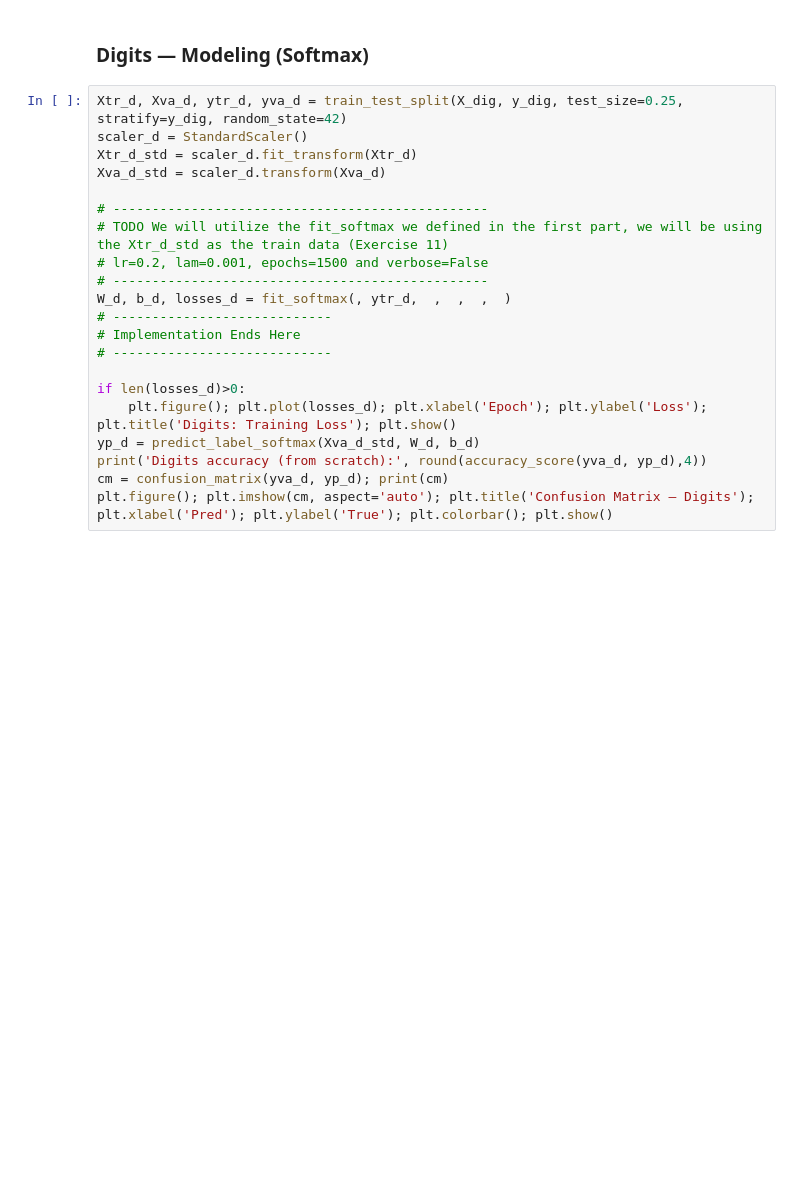
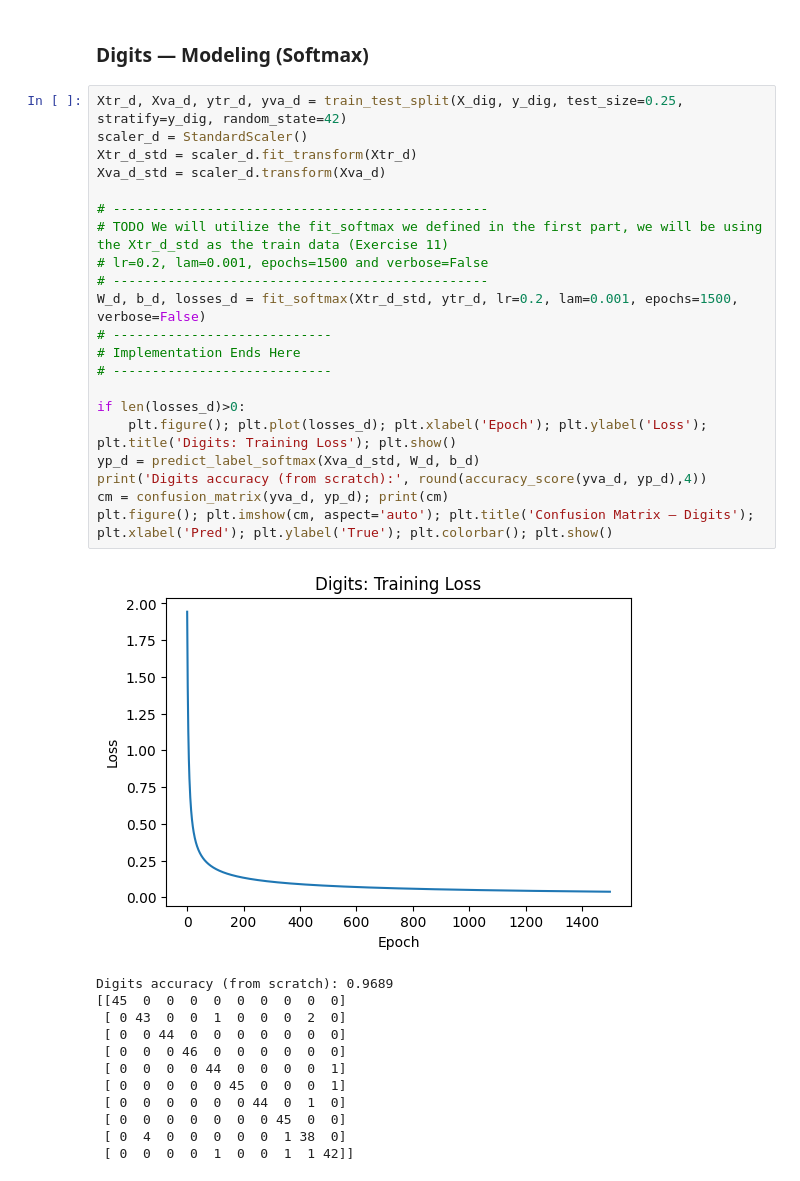
Before and after one commit to CS506-Boston-University/lab-10-jayden-chung-0, a Jupyter notebook: Lab_10.ipynb, the cells around one changed output. Cells and saved outputs as stored; diff of their text form; blank space fills up the shorter version.

```diff
--- a/Lab_10.ipynb
+++ b/Lab_10.ipynb
@@ -518,21 +545,34 @@ plt.legend(); plt.title('Digits — PCA (2D)'); plt.xlabel('PC1'); plt.ylabel('P
 # %%
 Xtr_d, Xva_d, ytr_d, yva_d = train_test_split(X_dig, y_dig, test_size=0.25, stratify=y_dig, random_state=42)
 scaler_d = StandardScaler()
 Xtr_d_std = scaler_d.fit_transform(Xtr_d)
 Xva_d_std = scaler_d.transform(Xva_d)
 
 # ------------------------------------------------
 # TODO We will utilize the fit_softmax we defined in the first part, we will be using the Xtr_d_std as the train data (Exercise 11)
 # lr=0.2, lam=0.001, epochs=1500 and verbose=False
 # ------------------------------------------------
-W_d, b_d, losses_d = fit_softmax(, ytr_d,  ,  ,  ,  )
+W_d, b_d, losses_d = fit_softmax(Xtr_d_std, ytr_d, lr=0.2, lam=0.001, epochs=1500, verbose=False)
 # ----------------------------
 # Implementation Ends Here
 # ----------------------------
 
 if len(losses_d)>0:
     plt.figure(); plt.plot(losses_d); plt.xlabel('Epoch'); plt.ylabel('Loss'); plt.title('Digits: Training Loss'); plt.show()
 yp_d = predict_label_softmax(Xva_d_std, W_d, b_d)
 print('Digits accuracy (from scratch):', round(accuracy_score(yva_d, yp_d),4))
 cm = confusion_matrix(yva_d, yp_d); print(cm)
 plt.figure(); plt.imshow(cm, aspect='auto'); plt.title('Confusion Matrix — Digits'); plt.xlabel('Pred'); plt.ylabel('True'); plt.colorbar(); plt.show()
+# %% [output]
+[figure, added]
+Digits accuracy (from scratch): 0.9689
+[[45  0  0  0  0  0  0  0  0  0]
+ [ 0 43  0  0  1  0  0  0  2  0]
+ [ 0  0 44  0  0  0  0  0  0  0]
+ [ 0  0  0 46  0  0  0  0  0  0]
+ [ 0  0  0  0 44  0  0  0  0  1]
+ [ 0  0  0  0  0 45  0  0  0  1]
+ [ 0  0  0  0  0  0 44  0  1  0]
+ [ 0  0  0  0  0  0  0 45  0  0]
+ [ 0  4  0  0  0  0  0  1 38  0]
+ [ 0  0  0  0  1  0  0  1  1 42]]
```
Also changed, not shown: parts of 6 cells of this notebook.
